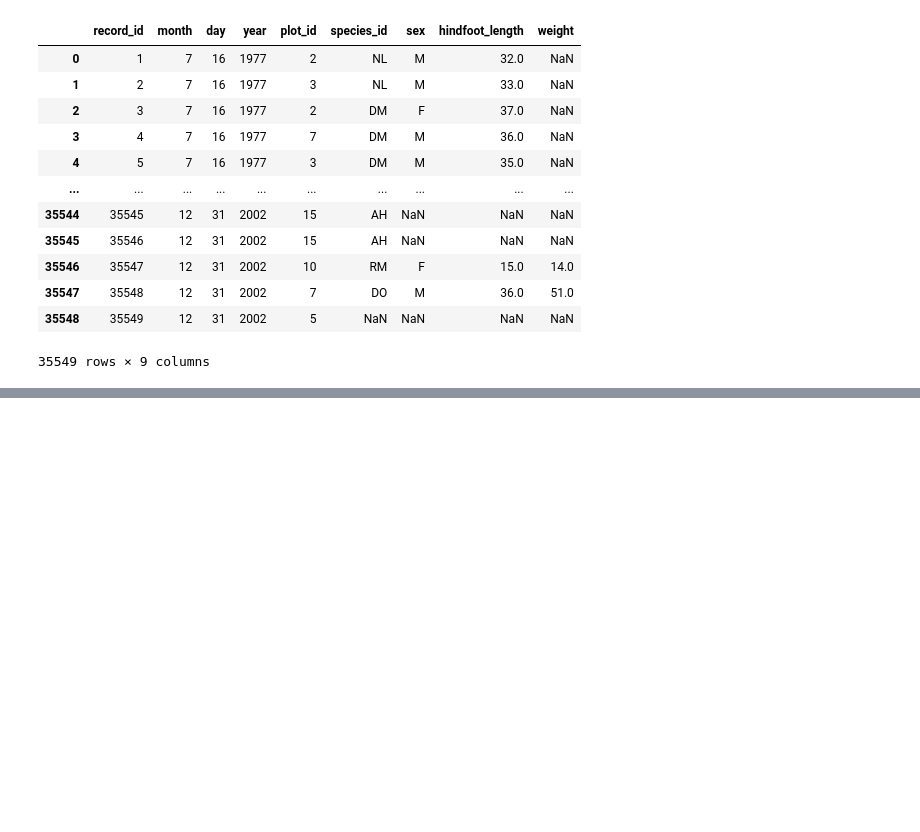
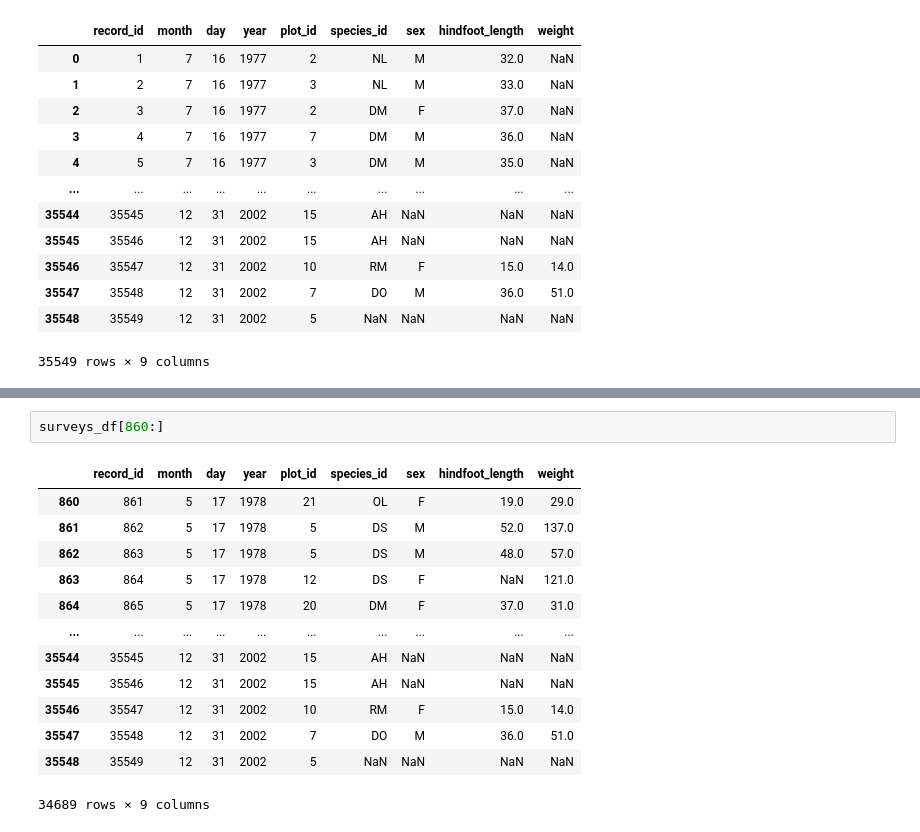
Before and after one commit to JessMurby/dimen-python-2023, a Jupyter notebook: hello.ipynb, the cells around one changed output, grey strips where cells are left out. Cells and saved outputs as stored; diff of their text form; blank space fills up the shorter version.

```diff
--- a/hello.ipynb
+++ b/hello.ipynb
@@ -155,0 +250,16 @@ surveys_df
+# %%
+surveys_df[860:]
+# %% [output]
+|  | record_id | month | day | year | plot_id | species_id | sex | hindfoot_length | weight |
+| 860 | 861 | 5 | 17 | 1978 | 21 | OL | F | 19.0 | 29.0 |
+| 861 | 862 | 5 | 17 | 1978 | 5 | DS | M | 52.0 | 137.0 |
+| 862 | 863 | 5 | 17 | 1978 | 5 | DS | M | 48.0 | 57.0 |
+| 863 | 864 | 5 | 17 | 1978 | 12 | DS | F | NaN | 121.0 |
+| 864 | 865 | 5 | 17 | 1978 | 20 | DM | F | 37.0 | 31.0 |
+| ... | ... | ... | ... | ... | ... | ... | ... | ... | ... |
+| 35544 | 35545 | 12 | 31 | 2002 | 15 | AH | NaN | NaN | NaN |
+| 35545 | 35546 | 12 | 31 | 2002 | 15 | AH | NaN | NaN | NaN |
+| 35546 | 35547 | 12 | 31 | 2002 | 10 | RM | F | 15.0 | 14.0 |
+| 35547 | 35548 | 12 | 31 | 2002 | 7 | DO | M | 36.0 | 51.0 |
+| 35548 | 35549 | 12 | 31 | 2002 | 5 | NaN | NaN | NaN | NaN |
+34689 rows × 9 columns
```
Also changed, not shown: parts of 19 cells of this notebook, 1 other file.
